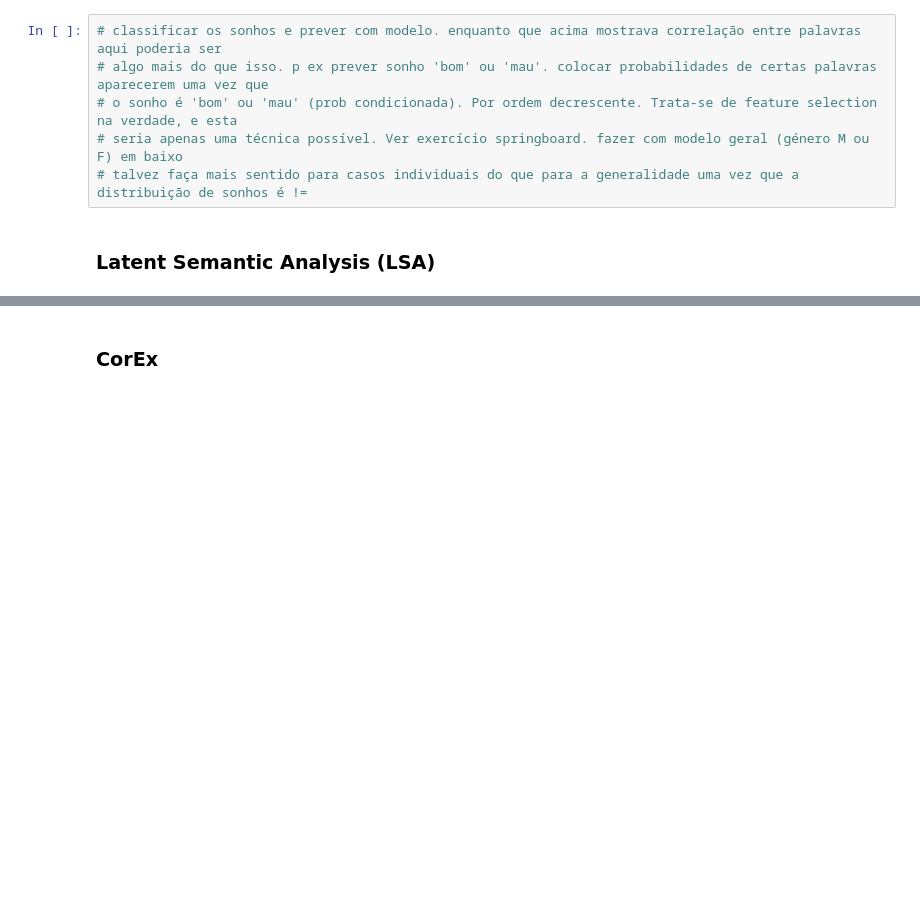
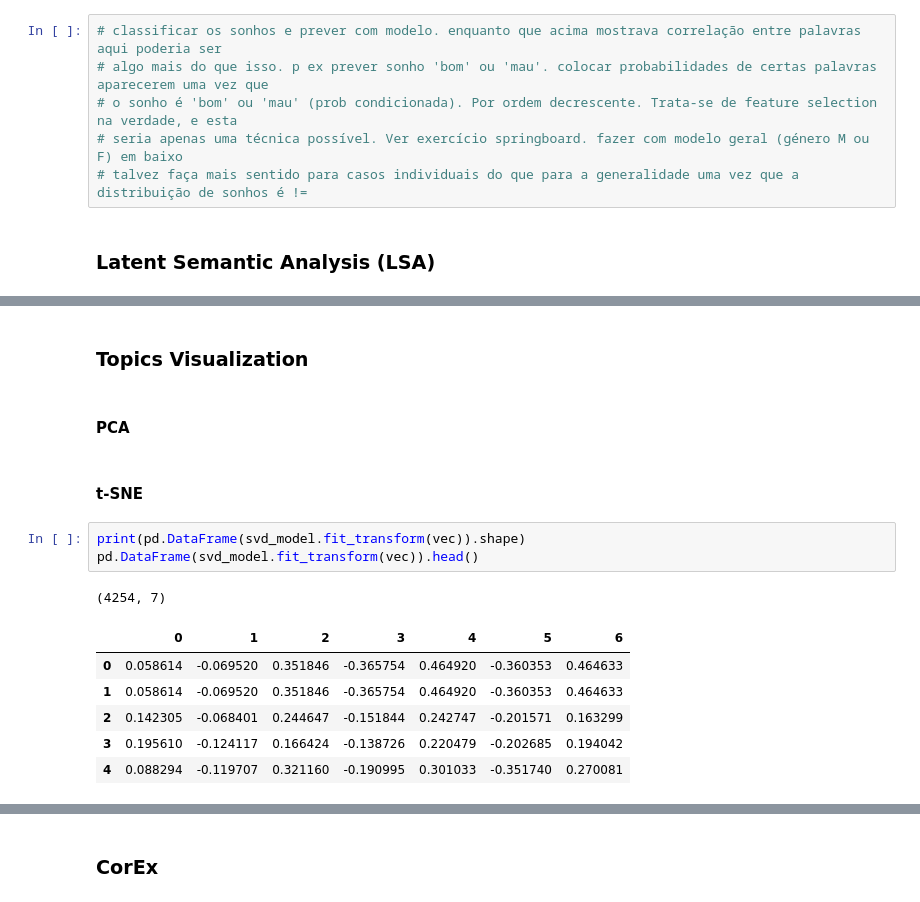
Before and after one commit to MigBap/dreambank, a Jupyter notebook: dreamresearch.net_data.ipynb, the cells around one changed output, grey strips where cells are left out. Drawn from its saved outputs; the diff is of its cells as text; blank space fills up the shorter version.

```diff
--- a/dreamresearch.net_data.ipynb
+++ b/dreamresearch.net_data.ipynb
@@ -2140,0 +2200,17 @@ thing         try           love          try           feel
+# %% [markdown]
+### Topics Visualization
+# %% [markdown]
+#### PCA
+# %% [markdown]
+#### t-SNE
+# %%
+print(pd.DataFrame(svd_model.fit_transform(vec)).shape)
+pd.DataFrame(svd_model.fit_transform(vec)).head()
+# %% [output]
+(4254, 7)
+|  | 0 | 1 | 2 | 3 | 4 | 5 | 6 |
+| 0 | 0.058614 | -0.069520 | 0.351846 | -0.365754 | 0.464920 | -0.360353 | 0.464633 |
+| 1 | 0.058614 | -0.069520 | 0.351846 | -0.365754 | 0.464920 | -0.360353 | 0.464633 |
+| 2 | 0.142305 | -0.068401 | 0.244647 | -0.151844 | 0.242747 | -0.201571 | 0.163299 |
+| 3 | 0.195610 | -0.124117 | 0.166424 | -0.138726 | 0.220479 | -0.202685 | 0.194042 |
+| 4 | 0.088294 | -0.119707 | 0.321160 | -0.190995 | 0.301033 | -0.351740 | 0.270081 |
```
Also changed, not shown: parts of 46 cells of this notebook.
